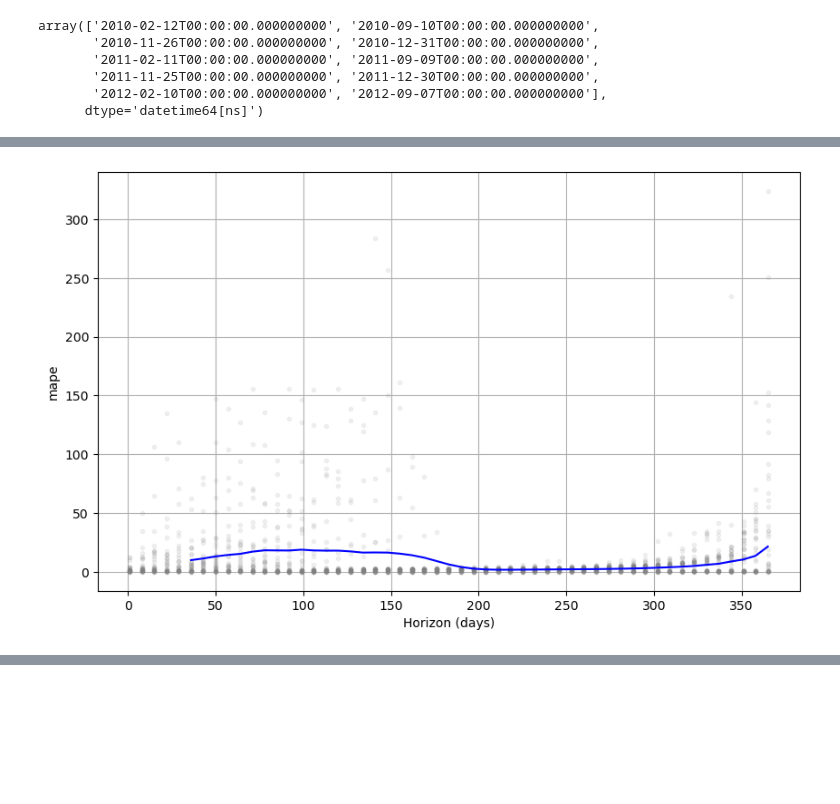
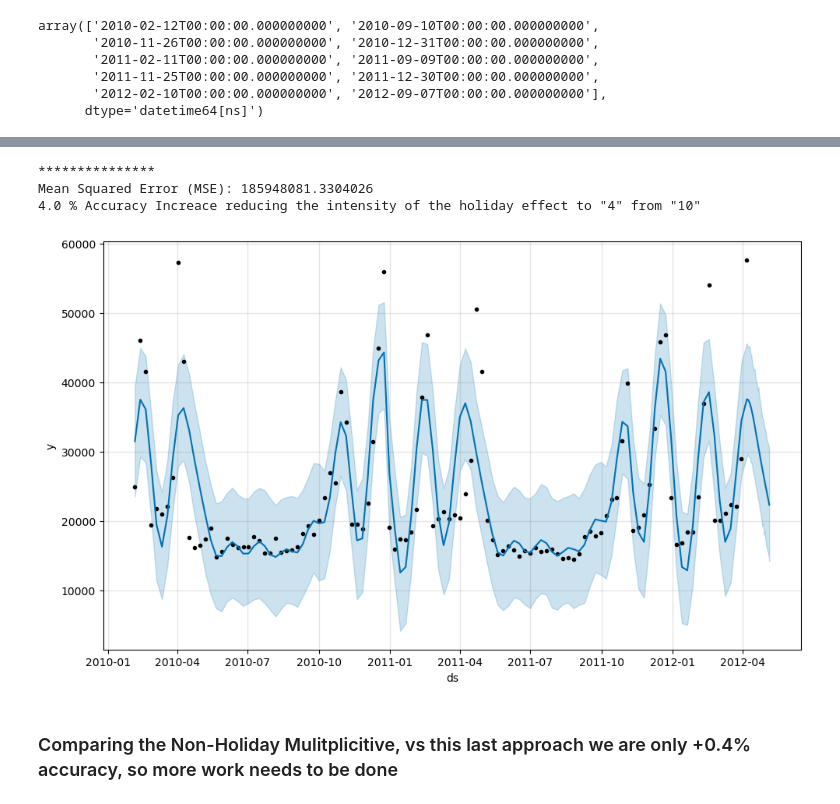
Before and after one commit to XaraRoy/Retail_Holidays, a Jupyter notebook: holiday_sales.ipynb, the cells around one changed output, grey strips where cells are left out. Drawn from its saved outputs; the diff is of its cells as text; code cells hidden in the pictures; blank space fills up the shorter version.

```diff
--- a/holiday_sales.ipynb
+++ b/holiday_sales.ipynb
@@ -1156,5 +1164,37 @@ df_cv
-# %%
-from prophet.plot import plot_cross_validation_metric
-fig = plot_cross_validation_metric(df_cv, metric='mape')
-# %% [output]
-[figure, removed]
+# %%
+df = store1_dept_1
+df.head()
+df = df.reset_index(drop=True).fillna(0)
+
+df_prophet = df[['Date', 'Weekly_Sales']]
+df_prophet = df_prophet.rename(columns={'Date': 'ds', 'Weekly_Sales': 'y'})
+
+train_size = int(len(df_prophet) * 0.8)
+train_data = df_prophet[:train_size]
+test_data = df_prophet[train_size:]
+
+model = Prophet(
+    seasonality_mode='multiplicative',
+    holidays_prior_scale = 4
+)
+model.add_country_holidays(country_name='US')
+
+model.fit(train_data)
+
+future = model.make_future_dataframe(periods=len(test_data))
+predictions = model.predict(future)
+
+predictions_test = predictions[train_size:][['ds', 'yhat']]
+
+mse = ((predictions_test['yhat'] - test_data['y']) ** 2).mean()
+print('*'*15)
+
+print("Mean Squared Error (MSE):", mse)
+
+
+msefrombefore = 193384850.28098163
+percentImprovement = ((msefrombefore - mse )/mse)*100
+print(round(percentImprovement, 2), '% Accuracy Increace reducing the intensity of the holiday effect to "4" from "10"')
+
+fig1 = model.plot(predictions)
+# %% [output]
@@ -1160,0 +1203,6 @@ fig = plot_cross_validation_metric(df_cv, metric='mape')
+***************
+Mean Squared Error (MSE): 185948081.3304026
+4.0 % Accuracy Increace reducing the intensity of the holiday effect to "4" from "10"
+[figure, added]
+# %% [markdown]
+<h3> Comparing the Non-Holiday Mulitplicitive, vs this last approach we are only +0.4% accuracy, so more work needs to be done
```
Also changed, not shown: parts of 37 cells of this notebook.
